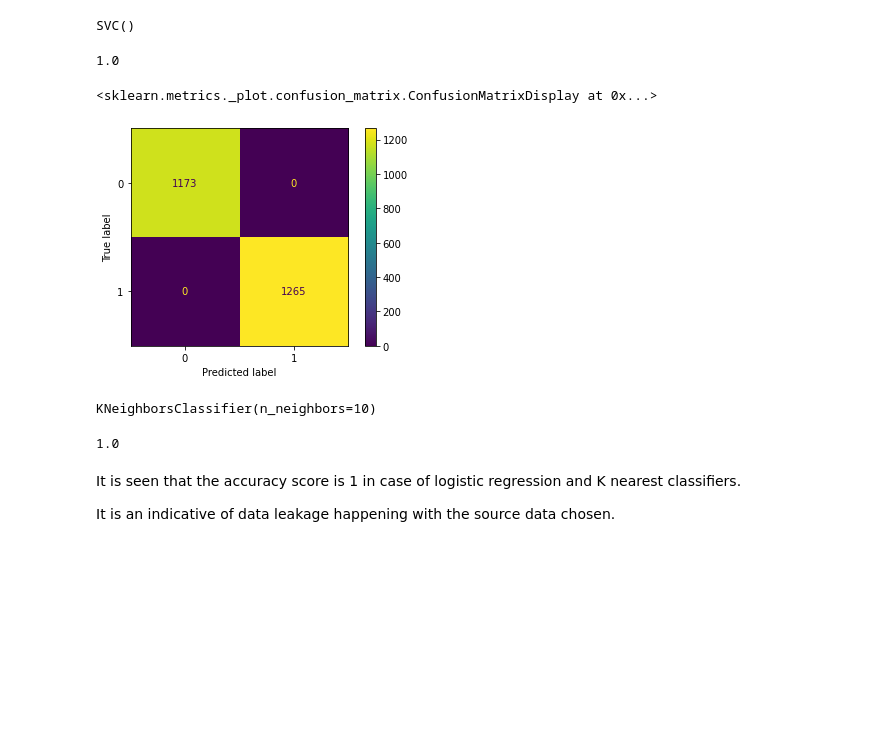
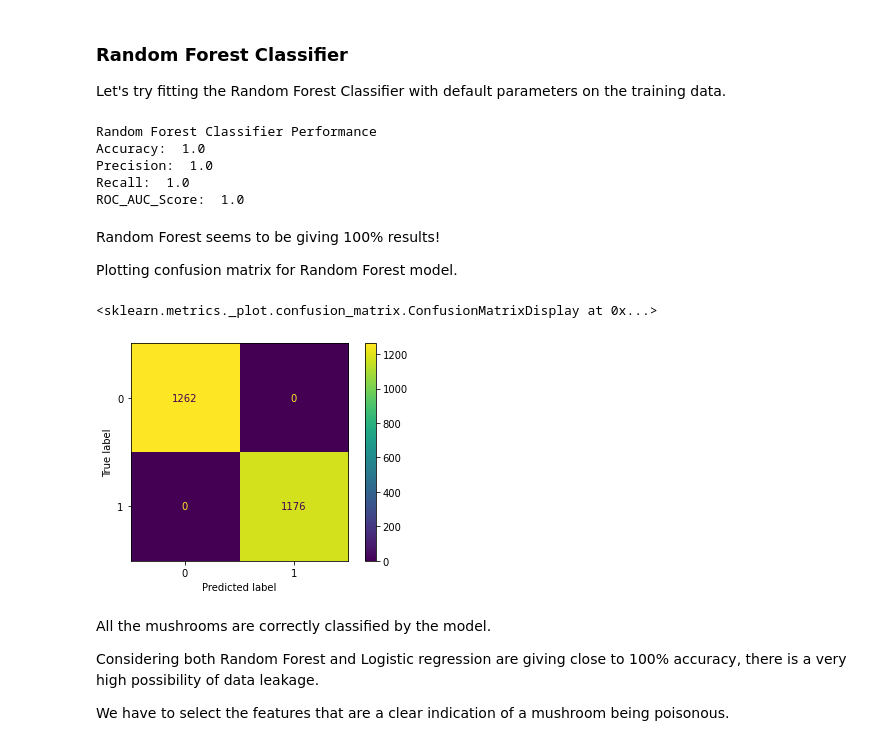
Before and after one commit to poojithabhat/Mushroom-Classifier, a Jupyter notebook: Mushroom classification Modeling.ipynb, the cells around one changed output. Saved outputs shown, nothing was run; the diff lists cells and outputs as text; code cells hidden in the pictures; blank space fills up the shorter version.

```diff
--- a/Mushroom classification Modeling.ipynb
+++ b/Mushroom classification Modeling.ipynb
@@ -27,10 +11,10 @@ The animation.avconv_args rcparam was deprecated in Matplotlib 3.3 and will be r
 # %%
 train = pd.read_csv('mushroom_train.csv')
 test=pd.read_csv('mushroom_test.csv')
-train_y= train['class_edible']
-train_x= train.drop(['class_edible'], axis=1)
-test_y= test['class_edible']
-test_x = test.drop(['class_edible'], axis=1)
+train_y= train['class_poisonous']
+train_x= train.drop(['class_poisonous'], axis=1)
+test_y= test['class_poisonous']
+test_x = test.drop(['class_poisonous'], axis=1)
 # %%
 train.columns
 # %% [output]
@@ -64,8 +74,8 @@ svm = SVC()
+# %% [markdown]
+### Random Forest Classifier
+
+Let's try fitting the Random Forest Classifier with default parameters on the training data.
+# %%
+RFC =RandomForestClassifier()
 # %%
-svm.fit(train_x, train_y)
+RFC_model = RFC.fit(train_x, train_y)
-# %% [output]
-SVC()
-# %%
-print(accuracy_score(svm.predict(test_x), test_y))
-# %% [output]
-1.0
@@ -72,20 +84,28 @@ print(accuracy_score(svm.predict(test_x), test_y))
+# %%
+print('Random Forest Classifier Performance')
+print('Accuracy: ', accuracy_score(test_y,y_pred))
+print('Precision: ',precision_score(test_y,y_pred))
+print('Recall: ',recall_score(test_y,y_pred))
+print('ROC_AUC_Score: ', roc_auc_score(test_y,y_pred))
+# %% [output]
+Random Forest Classifier Performance
+Accuracy:  1.0
+Precision:  1.0
+Recall:  1.0
+ROC_AUC_Score:  1.0
+# %% [markdown]
+Random Forest seems to be giving 100% results!
+
+Plotting confusion matrix for Random Forest model.
 # %%
 from sklearn.metrics import plot_confusion_matrix
-plot_confusion_matrix(svm, test_x, test_y)
+plot_confusion_matrix(RFC, test_x, test_y)
 # %% [output]
 <sklearn.metrics._plot.confusion_matrix.ConfusionMatrixDisplay at 0x...>
-[figure, old version]
+[figure, new version]
-# %%
-from sklearn.neighbors import KNeighborsClassifier
-knn = KNeighborsClassifier(n_neighbors = 10)
-knn.fit(train_x,train_y)
-# %% [output]
-KNeighborsClassifier(n_neighbors=10)
-# %%
-print(accuracy_score(knn.predict(test_x), test_y))
-# %% [output]
-1.0
-# %% [markdown]
-It is seen that the accuracy score is 1 in case of logistic regression and K nearest classifiers.
-
-It is an indicative of data leakage happening with the source data chosen.
+# %% [markdown]
+All the mushrooms are correctly classified by the model.
+
+Considering both Random Forest and Logistic regression are giving close to 100% accuracy, there is a very high possibility of data leakage. <br>
+
+We have to select the features that are a clear indication of a mushroom being poisonous.
```
Also changed, not shown: parts of 41 cells of this notebook.
